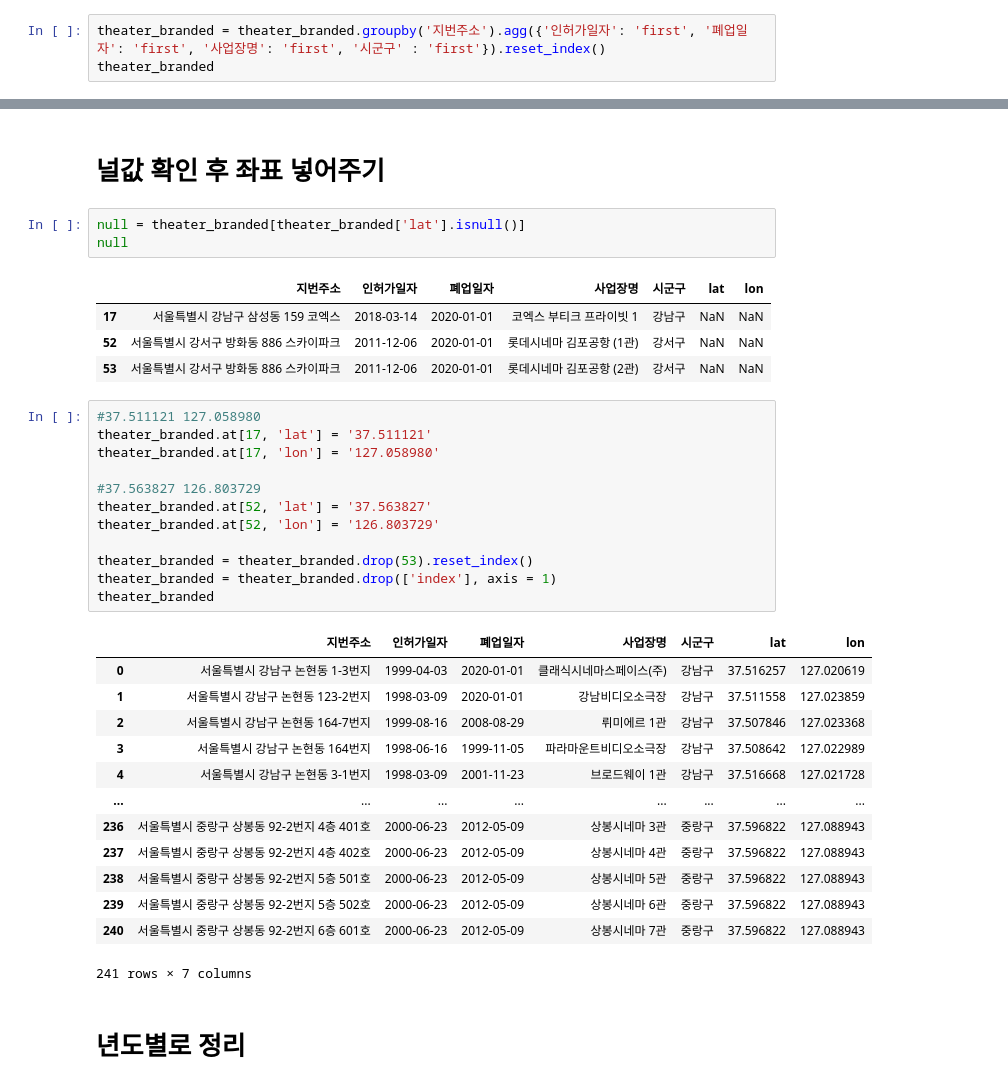
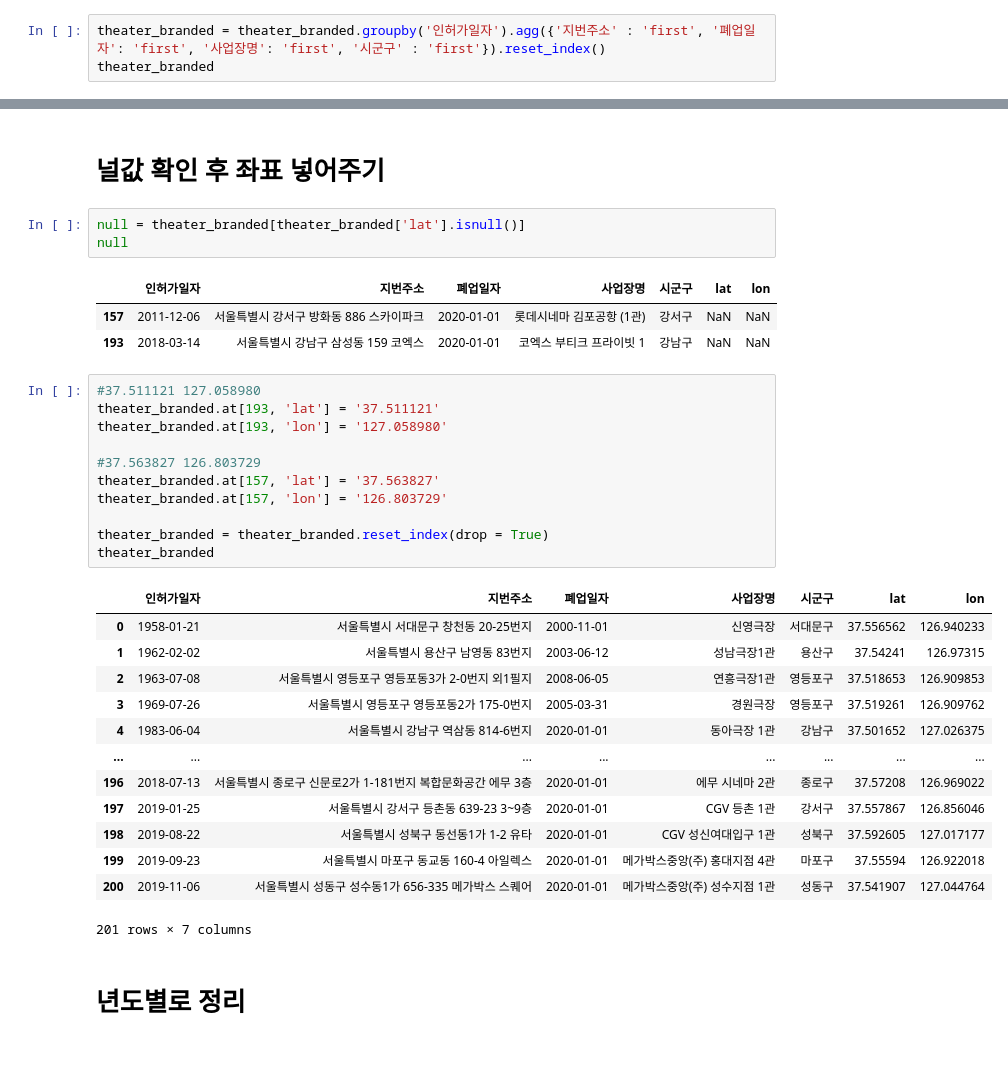
Before and after one commit to playdata-team1/team_1, a Jupyter notebook: team_1/source/정진서/theater.ipynb, the cells around one changed output, grey strips where cells are left out. Saved outputs shown, nothing was run; the diff lists cells and outputs as text; blank space fills up the shorter version.

```diff
--- a/team_1/source/정진서/theater.ipynb
+++ b/team_1/source/정진서/theater.ipynb
@@ -437,6 +437,6 @@ theater_branded
 # %% [markdown]
 # 중복된 영화관 정리
 # %%
-theater_branded = theater_branded.groupby('지번주소').agg({'인허가일자': 'first', '폐업일자': 'first', '사업장명': 'first', '시군구' : 'first'}).reset_index()
+theater_branded = theater_branded.groupby('인허가일자').agg({'지번주소' : 'first', '폐업일자': 'first', '사업장명': 'first', '시군구' : 'first'}).reset_index()
 theater_branded
 # %% [output]
@@ -485,36 +485,34 @@ theater_branded['lon'] = location_lng
 null = theater_branded[theater_branded['lat'].isnull()]
 null
 # %% [output]
-|  | 지번주소 | 인허가일자 | 폐업일자 | 사업장명 | 시군구 | lat | lon |
-| 17 | 서울특별시 강남구 삼성동 159 코엑스 | 2018-03-14 | 2020-01-01 | 코엑스 부티크 프라이빗 1 | 강남구 | NaN | NaN |
-| 52 | 서울특별시 강서구 방화동 886 스카이파크 | 2011-12-06 | 2020-01-01 | 롯데시네마 김포공항 (1관) | 강서구 | NaN | NaN |
-| 53 | 서울특별시 강서구 방화동 886 스카이파크 | 2011-12-06 | 2020-01-01 | 롯데시네마 김포공항 (2관) | 강서구 | NaN | NaN |
+|  | 인허가일자 | 지번주소 | 폐업일자 | 사업장명 | 시군구 | lat | lon |
+| 157 | 2011-12-06 | 서울특별시 강서구 방화동 886 스카이파크 | 2020-01-01 | 롯데시네마 김포공항 (1관) | 강서구 | NaN | NaN |
+| 193 | 2018-03-14 | 서울특별시 강남구 삼성동 159 코엑스 | 2020-01-01 | 코엑스 부티크 프라이빗 1 | 강남구 | NaN | NaN |
 # %%
 #37.511121 127.058980
-theater_branded.at[17, 'lat'] = '37.511121'
-theater_branded.at[17, 'lon'] = '127.058980'
+theater_branded.at[193, 'lat'] = '37.511121'
+theater_branded.at[193, 'lon'] = '127.058980'
 
 #37.563827 126.803729
-theater_branded.at[52, 'lat'] = '37.563827'
-theater_branded.at[52, 'lon'] = '126.803729'
+theater_branded.at[157, 'lat'] = '37.563827'
+theater_branded.at[157, 'lon'] = '126.803729'
 
-theater_branded = theater_branded.drop(53).reset_index()
-theater_branded = theater_branded.drop(['index'], axis = 1)
+theater_branded = theater_branded.reset_index(drop = True)
 theater_branded
 # %% [output]
-|  | 지번주소 | 인허가일자 | 폐업일자 | 사업장명 | 시군구 | lat | lon |
-| 0 | 서울특별시 강남구 논현동 1-3번지 | 1999-04-03 | 2020-01-01 | 클래식시네마스페이스(주) | 강남구 | 37.516257 | 127.020619 |
-| 1 | 서울특별시 강남구 논현동 123-2번지 | 1998-03-09 | 2020-01-01 | 강남비디오소극장 | 강남구 | 37.511558 | 127.023859 |
-| 2 | 서울특별시 강남구 논현동 164-7번지 | 1999-08-16 | 2008-08-29 | 뤼미에르 1관 | 강남구 | 37.507846 | 127.023368 |
-| 3 | 서울특별시 강남구 논현동 164번지 | 1998-06-16 | 1999-11-05 | 파라마운트비디오소극장 | 강남구 | 37.508642 | 127.022989 |
-| 4 | 서울특별시 강남구 논현동 3-1번지 | 1998-03-09 | 2001-11-23 | 브로드웨이 1관 | 강남구 | 37.516668 | 127.021728 |
+|  | 인허가일자 | 지번주소 | 폐업일자 | 사업장명 | 시군구 | lat | lon |
+| 0 | 1958-01-21 | 서울특별시 서대문구 창천동 20-25번지 | 2000-11-01 | 신영극장 | 서대문구 | 37.556562 | 126.940233 |
+| 1 | 1962-02-02 | 서울특별시 용산구 남영동 83번지 | 2003-06-12 | 성남극장1관 | 용산구 | 37.54241 | 126.97315 |
+| 2 | 1963-07-08 | 서울특별시 영등포구 영등포동3가 2-0번지 외1필지 | 2008-06-05 | 연흥극장1관 | 영등포구 | 37.518653 | 126.909853 |
+| 3 | 1969-07-26 | 서울특별시 영등포구 영등포동2가 175-0번지 | 2005-03-31 | 경원극장 | 영등포구 | 37.519261 | 126.909762 |
+| 4 | 1983-06-04 | 서울특별시 강남구 역삼동 814-6번지 | 2020-01-01 | 동아극장 1관 | 강남구 | 37.501652 | 127.026375 |
 | ... | ... | ... | ... | ... | ... | ... | ... |
-| 236 | 서울특별시 중랑구 상봉동 92-2번지 4층 401호 | 2000-06-23 | 2012-05-09 | 상봉시네마 3관 | 중랑구 | 37.596822 | 127.088943 |
-| 237 | 서울특별시 중랑구 상봉동 92-2번지 4층 402호 | 2000-06-23 | 2012-05-09 | 상봉시네마 4관 | 중랑구 | 37.596822 | 127.088943 |
-| 238 | 서울특별시 중랑구 상봉동 92-2번지 5층 501호 | 2000-06-23 | 2012-05-09 | 상봉시네마 5관 | 중랑구 | 37.596822 | 127.088943 |
-| 239 | 서울특별시 중랑구 상봉동 92-2번지 5층 502호 | 2000-06-23 | 2012-05-09 | 상봉시네마 6관 | 중랑구 | 37.596822 | 127.088943 |
-| 240 | 서울특별시 중랑구 상봉동 92-2번지 6층 601호 | 2000-06-23 | 2012-05-09 | 상봉시네마 7관 | 중랑구 | 37.596822 | 127.088943 |
+| 196 | 2018-07-13 | 서울특별시 종로구 신문로2가 1-181번지 복합문화공간 에무 3층 | 2020-01-01 | 에무 시네마 2관 | 종로구 | 37.57208 | 126.969022 |
+| 197 | 2019-01-25 | 서울특별시 강서구 등촌동 639-23 3~9층 | 2020-01-01 | CGV 등촌 1관 | 강서구 | 37.557867 | 126.856046 |
+| 198 | 2019-08-22 | 서울특별시 성북구 동선동1가 1-2 유타 | 2020-01-01 | CGV 성신여대입구 1관 | 성북구 | 37.592605 | 127.017177 |
+| 199 | 2019-09-23 | 서울특별시 마포구 동교동 160-4 아일렉스 | 2020-01-01 | 메가박스중앙(주) 홍대지점 4관 | 마포구 | 37.55594 | 126.922018 |
+| 200 | 2019-11-06 | 서울특별시 성동구 성수동1가 656-335 메가박스 스퀘어 | 2020-01-01 | 메가박스중앙(주) 성수지점 1관 | 성동구 | 37.541907 | 127.044764 |
-241 rows × 7 columns
+201 rows × 7 columns
 # %% [markdown]
 # 년도별로 정리
 # %%
```
Also changed, not shown: parts of 6 cells of this notebook, 8 other files.
